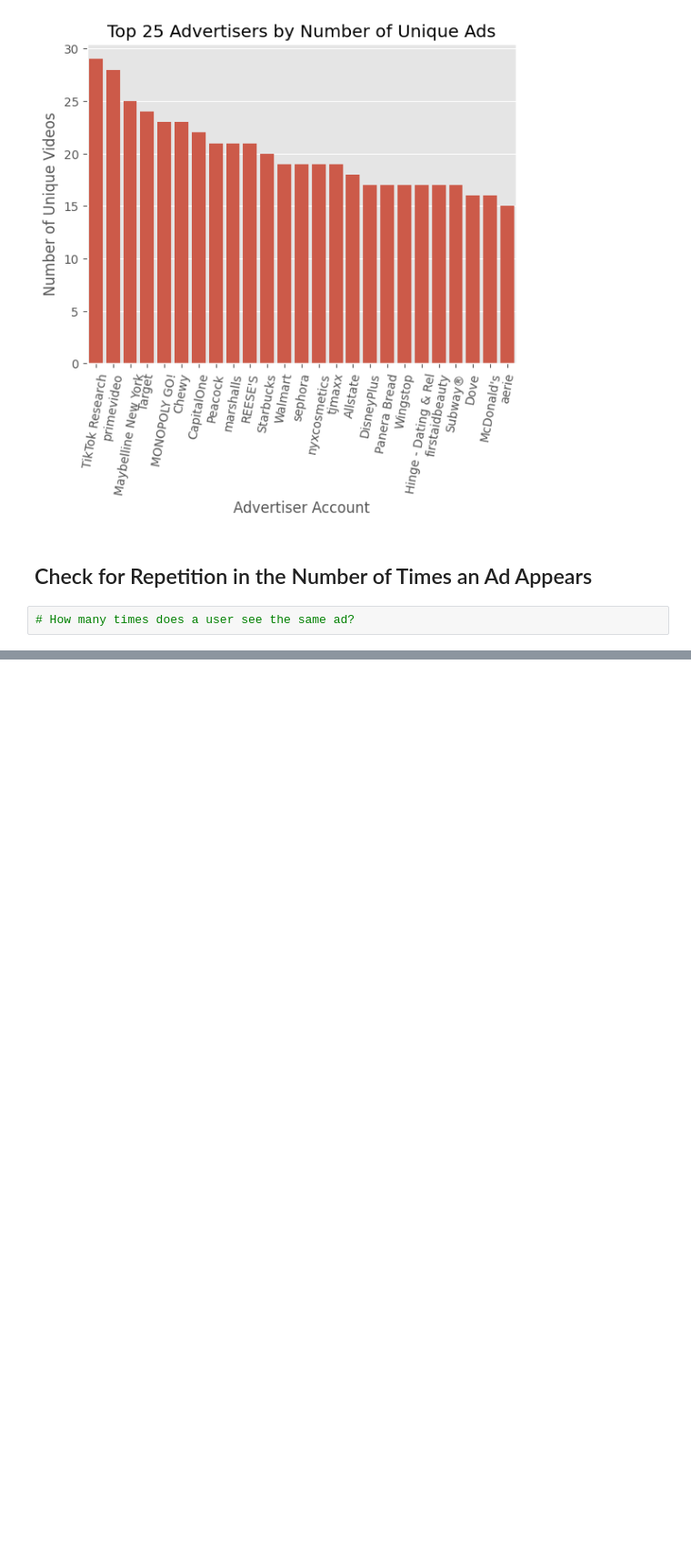
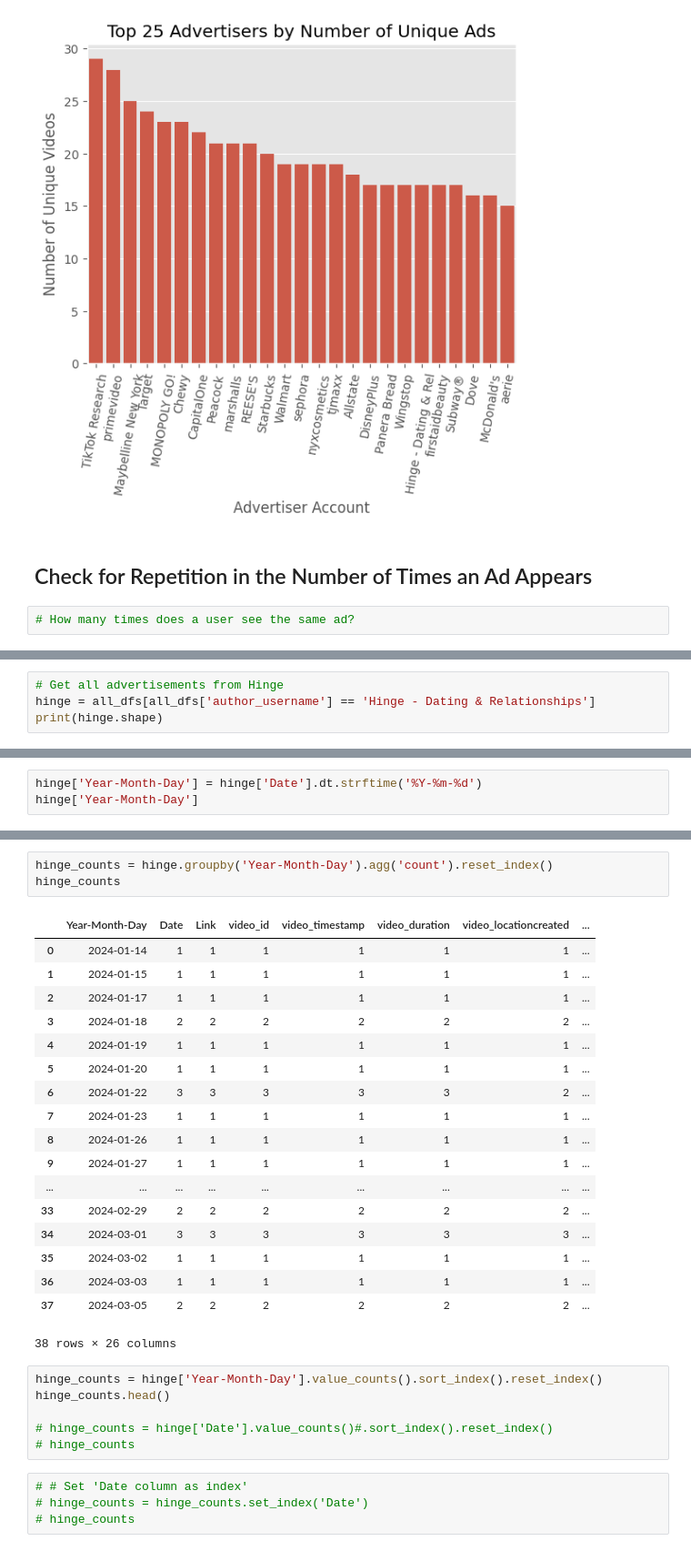
Before and after one commit to Dorajyl/CS315_FinalProject, a Jupyter notebook: ad_exploration.ipynb, the cells around one changed output, grey strips where cells are left out. Shown at 91% size. Cells and saved outputs as stored; diff of their text form; blank space fills up the shorter version.

Commit message:
Added code for case study - hinge

```diff
--- a/ad_exploration.ipynb
+++ b/ad_exploration.ipynb
@@ -423,0 +457,4 @@ See the caveats in the documentation: https://pandas.pydata.org/pandas-docs/stab
+# %%
+# Get all advertisements from Hinge
+hinge = all_dfs[all_dfs['author_username'] == 'Hinge - Dating & Relationships']
+print(hinge.shape)
@@ -423,0 +509,3 @@ See the caveats in the documentation: https://pandas.pydata.org/pandas-docs/stab
+# %%
+hinge['Year-Month-Day'] = hinge['Date'].dt.strftime('%Y-%m-%d')
+hinge['Year-Month-Day']
@@ -423,0 +530,32 @@ See the caveats in the documentation: https://pandas.pydata.org/pandas-docs/stab
+# %%
+hinge_counts = hinge.groupby('Year-Month-Day').agg('count').reset_index()
+hinge_counts
+# %% [output]
+|  | Year-Month-Day | Date | Link | video_id | video_timestamp | video_duration | video_locationcreated | ... |
+| 0 | 2024-01-14 | 1 | 1 | 1 | 1 | 1 | 1 | ... |
+| 1 | 2024-01-15 | 1 | 1 | 1 | 1 | 1 | 1 | ... |
+| 2 | 2024-01-17 | 1 | 1 | 1 | 1 | 1 | 1 | ... |
+| 3 | 2024-01-18 | 2 | 2 | 2 | 2 | 2 | 2 | ... |
+| 4 | 2024-01-19 | 1 | 1 | 1 | 1 | 1 | 1 | ... |
+| 5 | 2024-01-20 | 1 | 1 | 1 | 1 | 1 | 1 | ... |
+| 6 | 2024-01-22 | 3 | 3 | 3 | 3 | 3 | 2 | ... |
+| 7 | 2024-01-23 | 1 | 1 | 1 | 1 | 1 | 1 | ... |
+| 8 | 2024-01-26 | 1 | 1 | 1 | 1 | 1 | 1 | ... |
+| 9 | 2024-01-27 | 1 | 1 | 1 | 1 | 1 | 1 | ... |
+| ... | ... | ... | ... | ... | ... | ... | ... | ... |
+| 33 | 2024-02-29 | 2 | 2 | 2 | 2 | 2 | 2 | ... |
+| 34 | 2024-03-01 | 3 | 3 | 3 | 3 | 3 | 3 | ... |
+| 35 | 2024-03-02 | 1 | 1 | 1 | 1 | 1 | 1 | ... |
+| 36 | 2024-03-03 | 1 | 1 | 1 | 1 | 1 | 1 | ... |
+| 37 | 2024-03-05 | 2 | 2 | 2 | 2 | 2 | 2 | ... |
+38 rows × 26 columns
+# %%
+hinge_counts = hinge['Year-Month-Day'].value_counts().sort_index().reset_index()
+hinge_counts.head()
+
+# hinge_counts = hinge['Date'].value_counts()#.sort_index().reset_index()
+# hinge_counts
+# %%
+# # Set 'Date column as index'
+# hinge_counts = hinge_counts.set_index('Date')
+# hinge_counts
```
Also changed, not shown: parts of 14 cells of this notebook, 2 other files.
